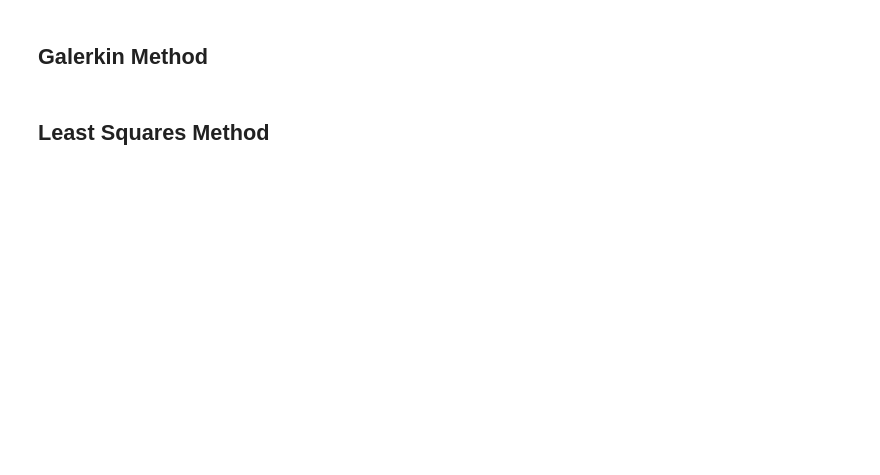
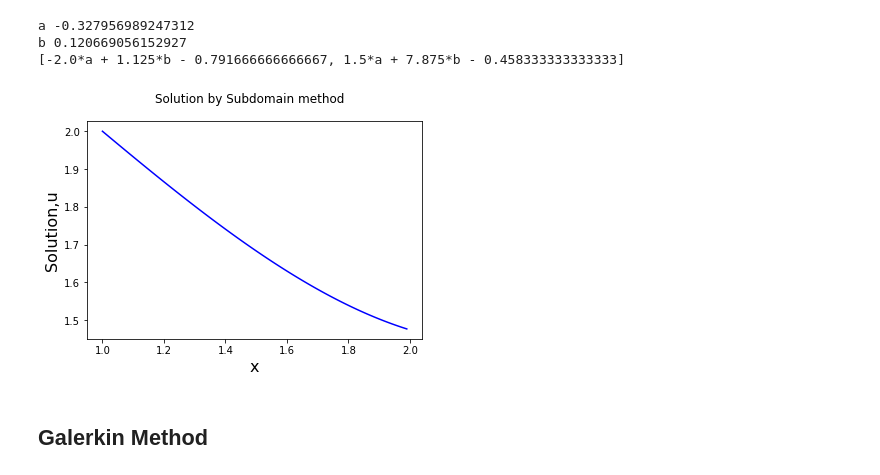
Before and after one commit to nimRobotics/CFD, a Jupyter notebook: FEM/Assignment_1_ME5102.ipynb, the cells around one changed output. Drawn from its saved outputs; the diff is of its cells as text; code cells hidden in the pictures; blank space fills up the shorter version.

```diff
--- a/FEM/Assignment_1_ME5102.ipynb
+++ b/FEM/Assignment_1_ME5102.ipynb
@@ -45,4 +84,30 @@ x =  4.89389362525
+# %%
+from sympy import *
+import matplotlib.pyplot as plt
+import numpy as np
+import matplotlib.patches as mpatches
+
+a_sub = Symbol('a')
+b_sub = Symbol('b')
+x_sub = Symbol('x_sub')
+eqn_sub =[]
+eqn_sub.append(integrate(-0.25+4*(-1)*a_sub+3*(3*(x_sub**2)-4)*b_sub-(2/(x_sub**2)), (x_sub, 1, 1.5)))
+eqn_sub.append(integrate(-0.25+4*(x_sub-1)*a_sub+3*(3*(x_sub**2)-4)*b_sub-(2/(x_sub**2)), (x_sub, 1.5, 2)))
+z_sub = solve(eqn_sub, [a_sub,b_sub])
+print("a",z_sub.get(a_sub))
+print("b",z_sub.get(b_sub))
+x_sub = np.arange(1, 2., 0.01)
+u_sub = 2 - 0.25*(x_sub-1)+(x_sub-1)*(x_sub-3)*z_sub.get(a_sub)+(x_sub-1)*(x_sub**2+x_sub-11)*z_sub.get(b_sub)
+print(eqn_sub)
+plt.plot(x_sub, u_sub , color='b', label="Subdomain")
+plt.xlabel('x', fontsize=16)
+plt.ylabel('Solution,u', fontsize=16)
+plt.suptitle('Solution by Subdomain method')
+plt.show()
+# %% [output]
+a -0.327956989247312
+b 0.120669056152927
+[-2.0*a + 1.125*b - 0.791666666666667, 1.5*a + 7.875*b - 0.458333333333333]
+[figure, added]
 # %% [markdown]
 ## Galerkin Method
-# %% [markdown]
-## Least Squares Method
```
Also changed, not shown: parts of 13 cells of this notebook, 45 other files.
